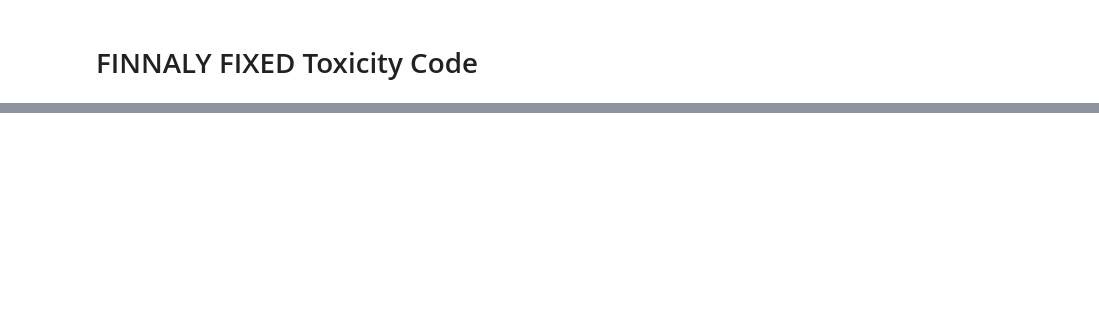
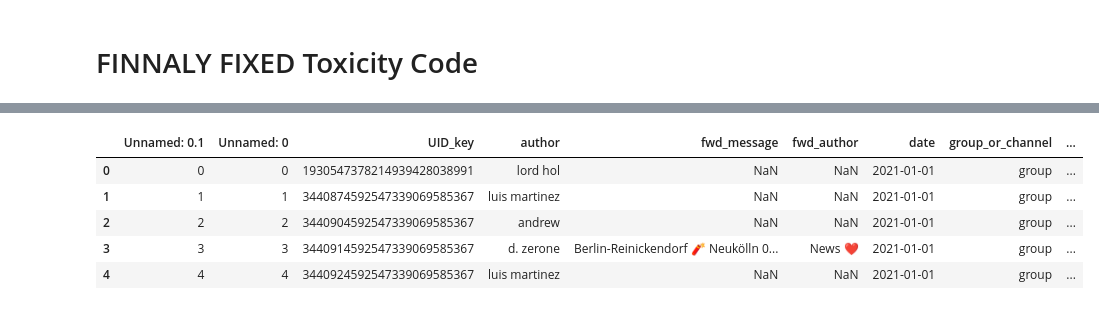
Before and after one commit to krugeremily/DAEGC_Conspiratorial_Actor_Typology, a Jupyter notebook: notebooks/Building Code for Scripts.ipynb, the cells around one changed output, grey strips where cells are left out. Drawn from its saved outputs; the diff is of its cells as text; code cells hidden in the pictures; blank space fills up the shorter version.

```diff
--- a/notebooks/Building Code for Scripts.ipynb
+++ b/notebooks/Building Code for Scripts.ipynb
@@ -1878,0 +1468,2 @@ results['toxicity'] = toxicity
+# %%
+test = pd.read_csv('../results/post-aggregation/author_full.csv.gzip', compression='gzip')
@@ -1878,0 +1492,7 @@ results['toxicity'] = toxicity
+# %%
+# get list of unique ids of len(df) to anonymize authors
+ids = list(range(len(test)))
+random.shuffle(ids)
+
+# create dict to map authors to ids
+author_to_id = dict(zip(test['author'], ids))
@@ -1878,0 +1501,2 @@ results['toxicity'] = toxicity
+# %%
+data = pd.read_csv(f'../data/samples/messages_sample_full.csv.gzip', compression='gzip')
@@ -1878,0 +1506,11 @@ results['toxicity'] = toxicity
+# %%
+data['author_id'] = data['author'].map(author_to_id)
+# %%
+data.head()
+# %% [output]
+|  | Unnamed: 0.1 | Unnamed: 0 | UID_key | author | fwd_message | fwd_author | date | group_or_channel | ... |
+| 0 | 0 | 0 | 1930547378214939428038991 | lord hol | NaN | NaN | 2021-01-01 | group | ... |
+| 1 | 1 | 1 | 3440874592547339069585367 | luis martinez | NaN | NaN | 2021-01-01 | group | ... |
+| 2 | 2 | 2 | 3440904592547339069585367 | andrew | NaN | NaN | 2021-01-01 | group | ... |
+| 3 | 3 | 3 | 3440914592547339069585367 | d. zerone | Berlin-Reinickendorf 🧨 Neukölln 0... | News ❤️ | 2021-01-01 | group | ... |
+| 4 | 4 | 4 | 3440924592547339069585367 | luis martinez | NaN | NaN | 2021-01-01 | group | ... |
```
Also changed, not shown: parts of 103 cells of this notebook, 6 other files.
